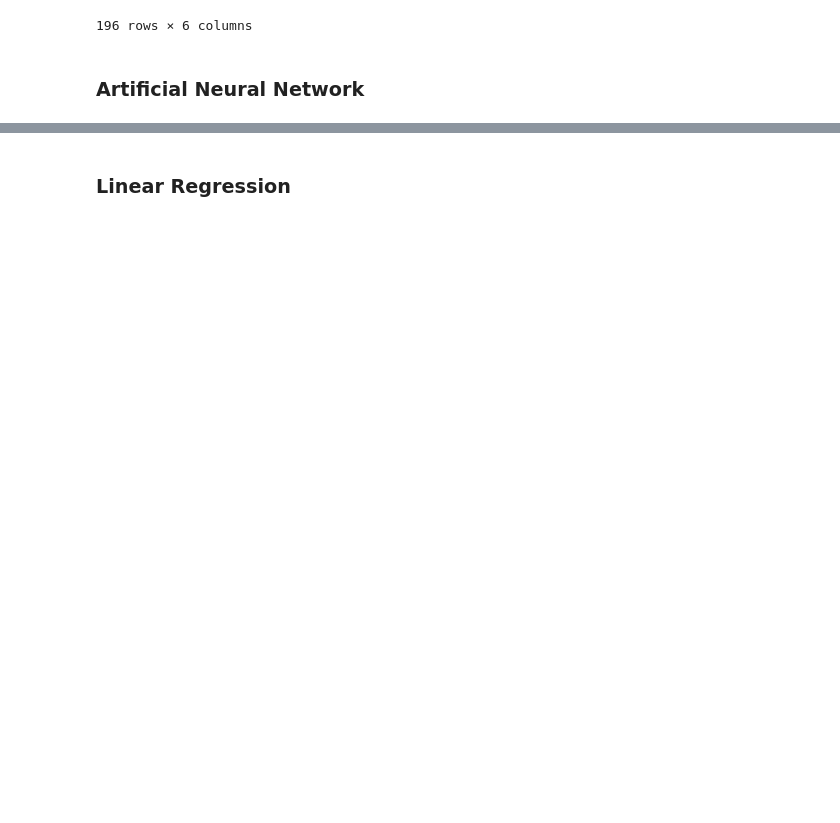
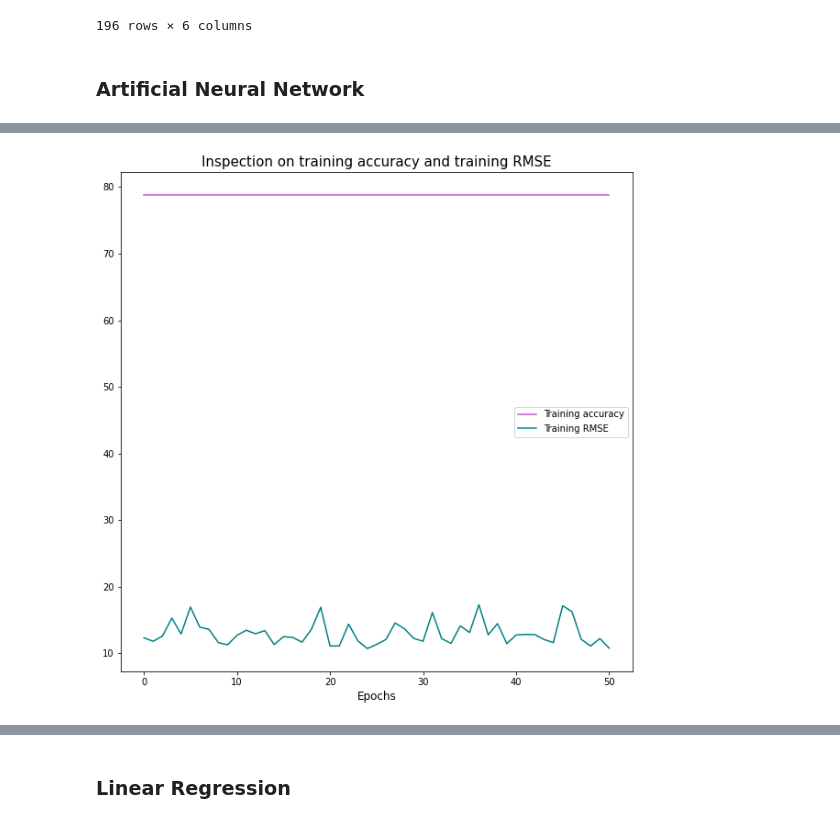
Before and after one commit to MizanMustakim/Big_data_movie_project, a Jupyter notebook: Big_data_assignment_project_covid.ipynb, the cells around one changed output, grey strips where cells are left out. Cells and saved outputs as stored; diff of their text form; code cells hidden in the pictures; blank space fills up the shorter version.

```diff
--- a/Big_data_assignment_project_covid.ipynb
+++ b/Big_data_assignment_project_covid.ipynb
@@ -705 +705,15 @@ Epoch 51/300
 Epoch 00051: early stopping
+# %%
+plt.figure(figsize=(10,10))
+
+a = [history.history["accuracy"][i]*100 for i in range(len(history.history["accuracy"]))]
+plt.plot(history.epoch, a, color="mediumorchid", label="Training accuracy")
+plt.plot(history.epoch, history.history["root_mean_squared_error"], color="teal", label="Training RMSE")
+
+plt.xlabel("Epochs", fontsize=12)
+plt.title("Inspection on training accuracy and training RMSE", fontsize=15)
+plt.legend(loc=7)
+
+plt.show()
+# %% [output]
+[figure, added]
```
Also changed, not shown: parts of 19 cells of this notebook.
